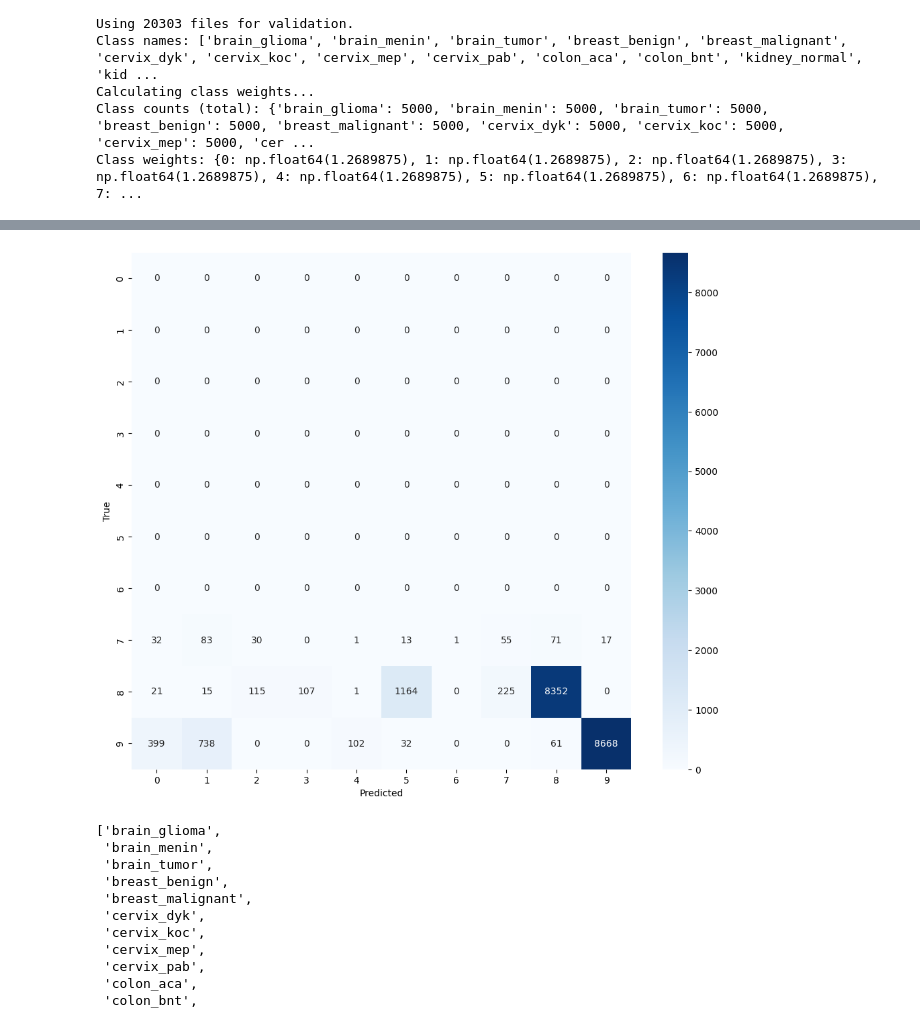
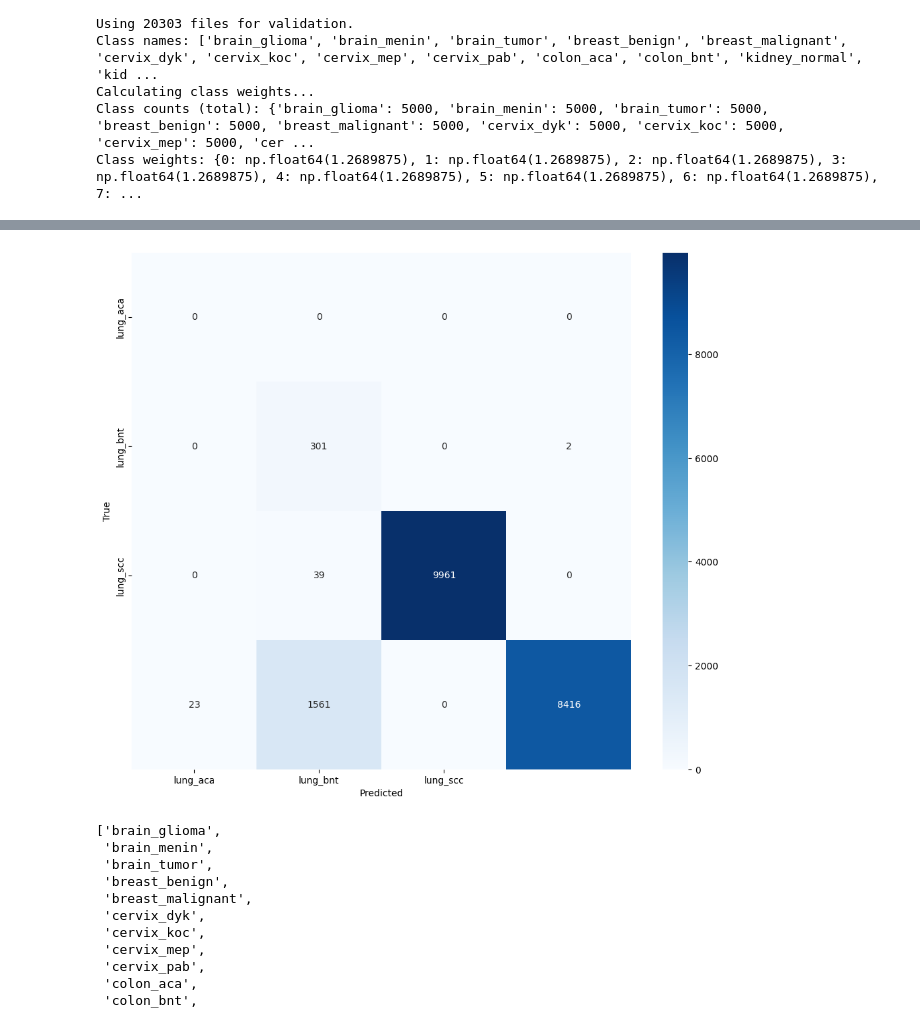
Before and after one commit to vaideesh-siva06/onco-lens, a Jupyter notebook: backend/api/model/cancer_model copy.ipynb, the cells around one changed output, grey strips where cells are left out. Cells and saved outputs as stored; diff of their text form; code cells hidden in the pictures.

```diff
--- a/backend/api/model/cancer_model copy.ipynb
+++ b/backend/api/model/cancer_model copy.ipynb
@@ -220,37 +220,20 @@ Epoch 5/5
 # %%
-import numpy as np
 from sklearn.metrics import classification_report
 
-# 1. Ensure val_ds is set to shuffle=False in your setup code!
-# 2. Collect predictions and labels in one go to ensure 1:1 alignment
-all_labels = []
-all_preds = []
+y_true = np.concatenate([np.argmax(y, axis=1) for x, y in val_ds])
+y_pred_probs = model.predict(val_ds, verbose=0)
+y_pred = np.argmax(y_pred_probs, axis=1)
 
-print("Generating predictions...")
-for images, labels in val_ds:
-    # Get predictions for the current batch
-    preds = model.predict(images, verbose=0)
-
-    # Save the true labels and the predicted labels
-    all_labels.extend(np.argmax(labels.numpy(), axis=1))
-    all_preds.extend(np.argmax(preds, axis=1))
-
-# 3. Convert to numpy arrays
-y_true = np.array(all_labels)
-y_pred = np.array(all_preds)
-
-# 4. Handle the "10 vs 16" class mismatch
-# This identifies which classes actually exist in your validation set
 present_classes = np.unique(y_true)
 present_names = [class_names[i] for i in present_classes]
 
-# 5. Generate the report
 report = classification_report(
     y_true,
     y_pred,
     labels=present_classes,
-    target_names=present_names
+    target_names=present_names,
+    digits=4
 )
-
 print(report)
+print(f"\nOverall Accuracy: {np.mean(y_true == y_pred):.4f}")
 # %% [output]
@@ -259,15 +253,15 @@ KeyboardInterrupt:
 # %%
 from sklearn.metrics import confusion_matrix
 import seaborn as sns
 
-cm = confusion_matrix(y_true_classes, y_pred_classes)
+cm = confusion_matrix(y_true, y_pred)
 plt.figure(figsize=(12,10))
-sns.heatmap(cm, annot=True, fmt='d', cmap='Blues')
+sns.heatmap(cm, annot=True, fmt='d', cmap='Blues', xticklabels=present_names, yticklabels=present_names)
 plt.xlabel('Predicted')
 plt.ylabel('True')
 plt.show()
 # %% [output]
-[figure, old version]
+[figure, new version]
 # %%
 class_names
 # %% [output]
```
Also changed, not shown: parts of 2 cells of this notebook, 9 other files.
